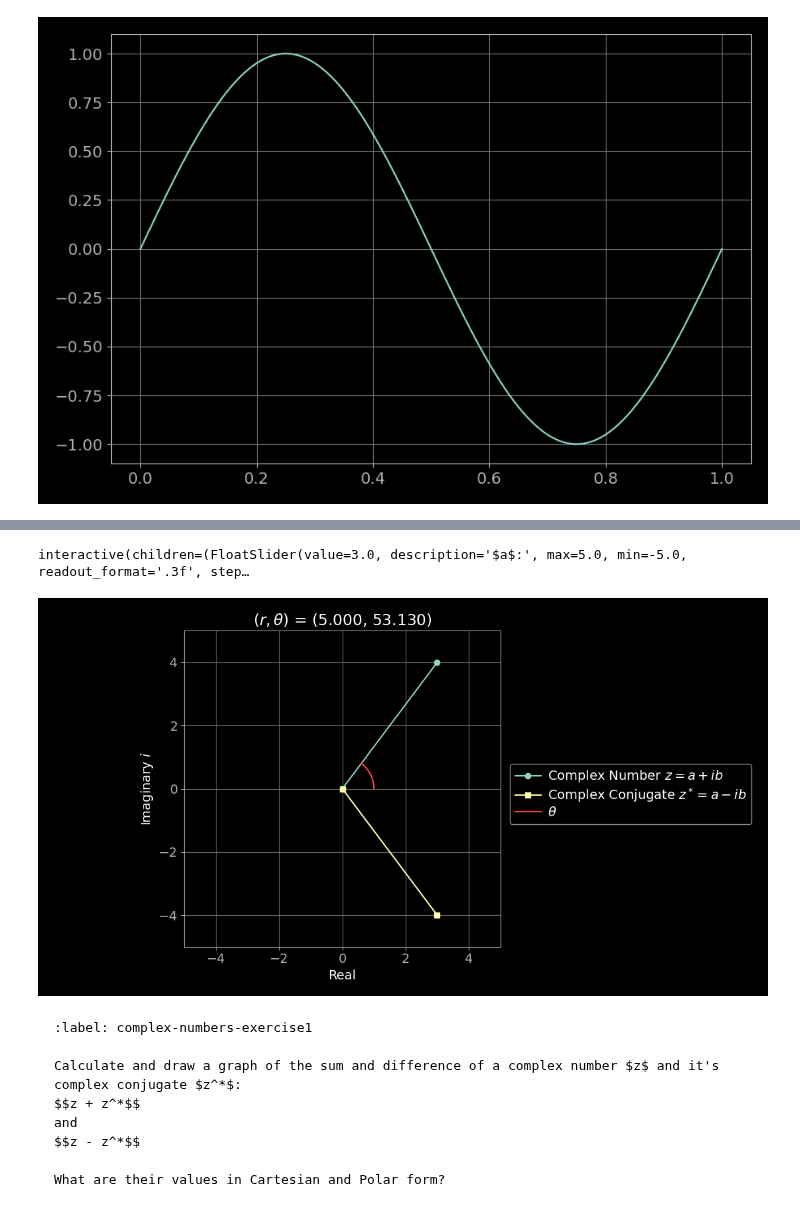
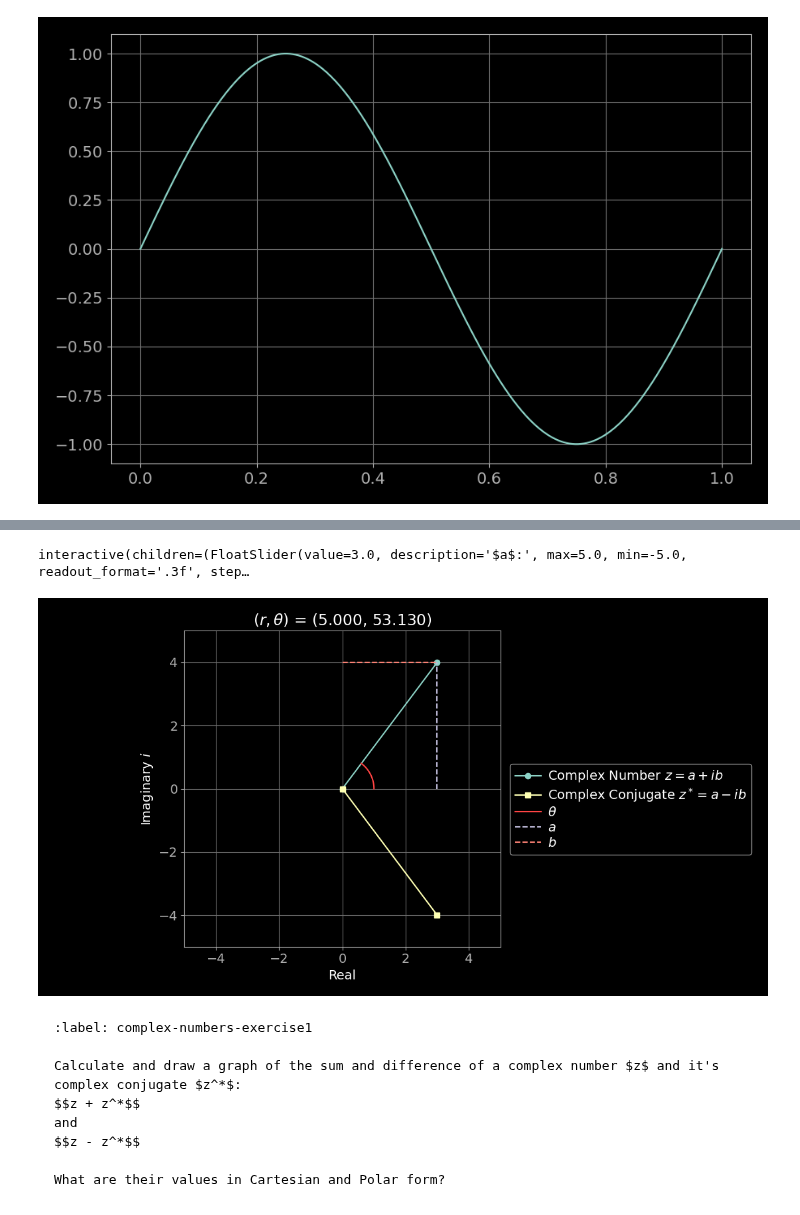
Before and after one commit to ccahilla/lasers-and-optomechanics, a Jupyter notebook: chapters/00_introduction.ipynb, the cells around one changed output, grey strips where cells are left out. Drawn from its saved outputs; the diff is of its cells as text; code cells hidden in the pictures.

````diff
--- a/chapters/00_introduction.ipynb
+++ b/chapters/00_introduction.ipynb
@@ -153,6 +169,9 @@ yys = np.sin(thetas)
 line1, = ax.plot([0, aa], [0, bb], 'o-', label="Complex Number $z = a + i b$")
 line2, = ax.plot([0, aa], [0, -bb], 's-', label="Complex Conjugate $z^* = a - i b$")
 arc1, = ax.plot(xxs, yys, color="#ff4444", label=r"$\theta$")
+
+vline1, = ax.plot([aa, aa], [0, bb], '--', label="$a$")
+hline1, = ax.plot([0, aa], [bb, bb], '--', label="$b$")
 
 ax.set_xlabel("Real")
 ax.set_ylabel("Imaginary $i$")
@@ -188,6 +207,10 @@ def update_complex_number(
     newy1 = [0, bb]
     newx2 = [0, aa]
     newy2 = [0, -bb]
+    newvx1 = [aa, aa]
+    newvy1 = [0, bb]
+    newhx1 = [0, aa]
+    newhy1 = [bb, bb]
 
     line1.set_xdata(newx1)
     line1.set_ydata(newy1)
@@ -195,6 +218,11 @@ def update_complex_number(
     line2.set_ydata(newy2)
     arc1.set_xdata(newxxs)
     arc1.set_ydata(newyys)
+
+    vline1.set_xdata(newvx1)
+    vline1.set_ydata(newvy1)
+    hline1.set_xdata(newhx1)
+    hline1.set_ydata(newhy1)
 
     ax.set_title(r"$(r, \theta)$ = " + f"({rr:.3f}, {theta:.3f})")
 
@@ -206,34 +234,34 @@ aa_slider = FloatSlider(
     value=aa,
     min=-5,
     max=5,
     step=0.01,
     description="$a$:",
     continuous_update=True,  # Only update on release for better performance
     orientation='horizontal',
     readout=True,
     readout_format='.3f',
 )
 bb_slider = FloatSlider(
     value=bb,
     min=-5,
     max=5,
     step=0.01,
     description="$b$:",
     continuous_update=True,  # Only update on release for better performance
     orientation='horizontal',
     readout=True,
     readout_format='.3f',
 )
 
 interact(
     update_complex_number,
     aa_slider_value=aa_slider,
     bb_slider_value=bb_slider,
 )
 plt.show()
 # %% [output]
 interactive(children=(FloatSlider(value=3.0, description='$a$:', max=5.0, min=-5.0, readout_format='.3f', step…
-[figure, old version]
+[figure, new version]
 # %% [markdown]
 ```{exercise}
 :label: complex-numbers-exercise1
````
Also changed, not shown: parts of 8 cells of this notebook.
